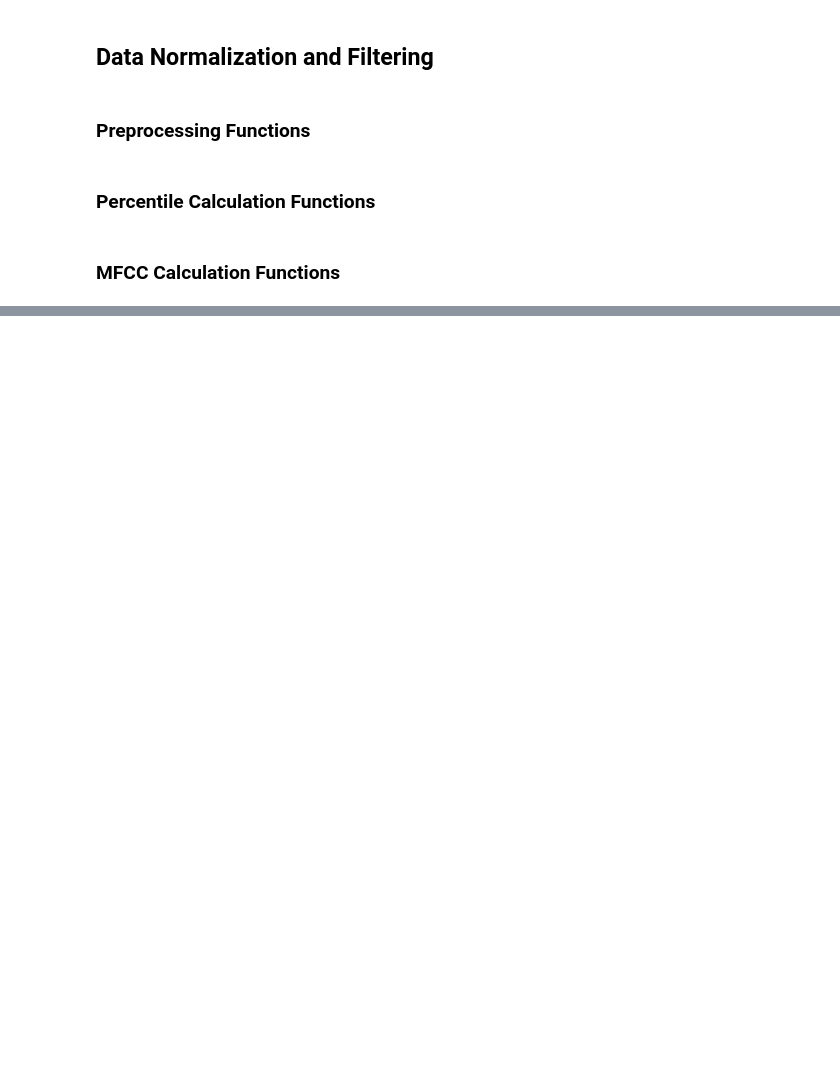
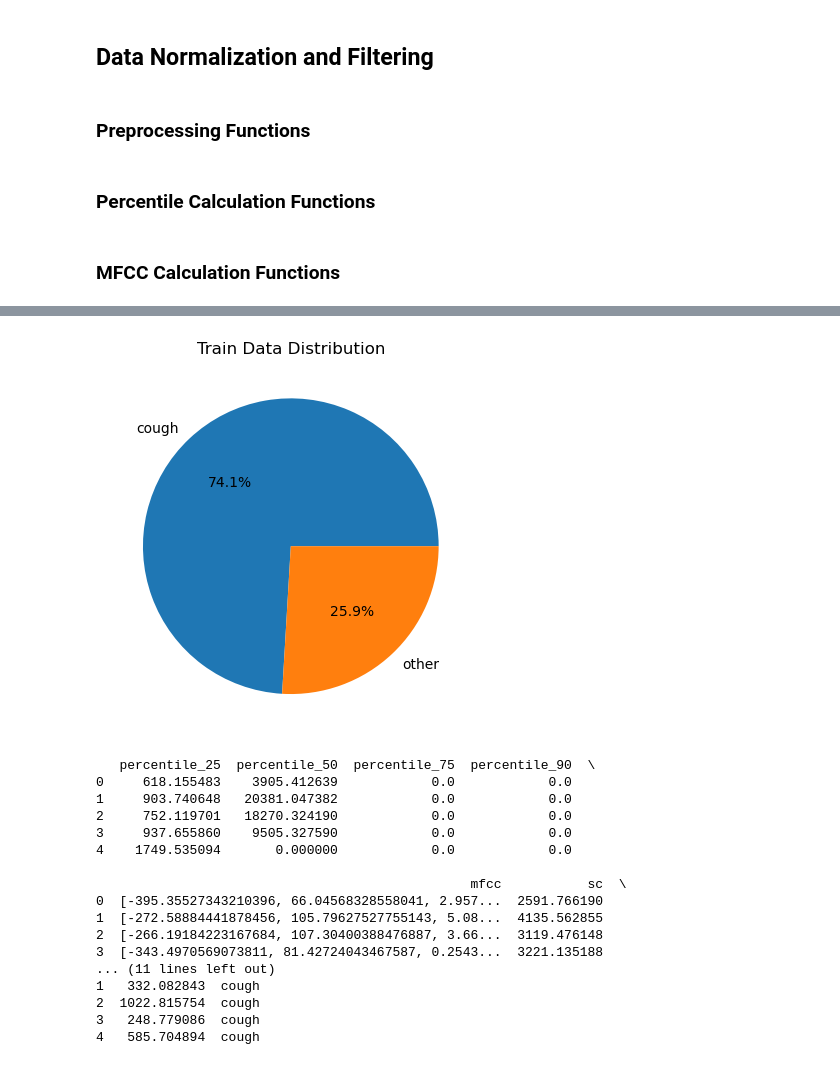
Before and after one commit to szulaldemirtas/electrosalus-research, a Jupyter notebook: cough-classification/cough-detection.ipynb, the cells around one changed output, grey strips where cells are left out. Drawn from its saved outputs; the diff is of its cells as text; code cells hidden in the pictures; blank space fills up the shorter version.

```diff
--- a/cough-classification/cough-detection.ipynb
+++ b/cough-classification/cough-detection.ipynb
@@ -238,0 +360,5 @@ def get_mfcc_features(signal):
+# %%
+def calculate_energy(data):
+
+    energy = np.sum(np.square(data))
+    return energy
@@ -341,0 +460,10 @@ for (info, label) in zip(X_test_init.values, y_test_init.values):
+# %%
+# Function to remove leading and trailing zeros from a float array
+
+def remove_leading_trailing_zeros(array):
+
+    nonzero_indices = np.where(array != 0)[0]
+    if len(nonzero_indices) == 0:
+        return np.array([])
+
+    return array[nonzero_indices[0]:nonzero_indices[-1] + 1]
@@ -342 +560,6 @@ for (info, label) in zip(X_test_init.values, y_test_init.values):
+# %%
+# Getting feature dictionaries of trianing and validation data
+
+Audiodata_train = get_feature_dictionary(df_train_extracted)
+Audiodata_test = get_feature_dictionary(df_test_extracted)
 # %% [markdown]
@@ -412,0 +567,50 @@ Train Data
+# %%
+# Train Data
+
+df_train = pd.DataFrame.from_dict(Audiodata_train)
+
+
+# Create train data
+
+X_train = []
+y_train = []
+
+for row in df_train.values:
+
+    flattened_row = np.concatenate([item.flatten() if isinstance(item, np.ndarray) else [item] for item in row[:-1]])
+
+    X_train.append(flattened_row[:-1])
+    y_train.append(row[-1])
+
+label_encoder = LabelEncoder()
+y_train = 1 - label_encoder.fit_transform(y_train)
+
+
+# Data Distribution
+
+label_counts = df_train['label'].value_counts()
+
+fig, ax = plt.subplots()
+ax.pie(label_counts, labels=label_counts.index, autopct='%1.1f%%')
+plt.title("Train Data Distribution")
+plt.show()
+print(df_train.head())
+# %% [output]
+[figure, added]
+   percentile_25  percentile_50  percentile_75  percentile_90  \
+0     618.155483    3905.412639            0.0            0.0
+1     903.740648   20381.047382            0.0            0.0
+2     752.119701   18270.324190            0.0            0.0
+3     937.655860    9505.327590            0.0            0.0
+4    1749.535094       0.000000            0.0            0.0
+
+                                                mfcc           sc  \
+0  [-395.35527343210396, 66.04568328558041, 2.957...  2591.766190
+1  [-272.58884441878456, 105.79627527755143, 5.08...  4135.562855
+2  [-266.19184223167684, 107.30400388476887, 3.66...  3119.476148
+3  [-343.4970569073811, 81.42724043467587, 0.2543...  3221.135188
+... (11 lines left out)
+1   332.082843  cough
+2  1022.815754  cough
+3   248.779086  cough
+4   585.704894  cough
```
Also changed, not shown: parts of 73 cells of this notebook, 16 other files.
